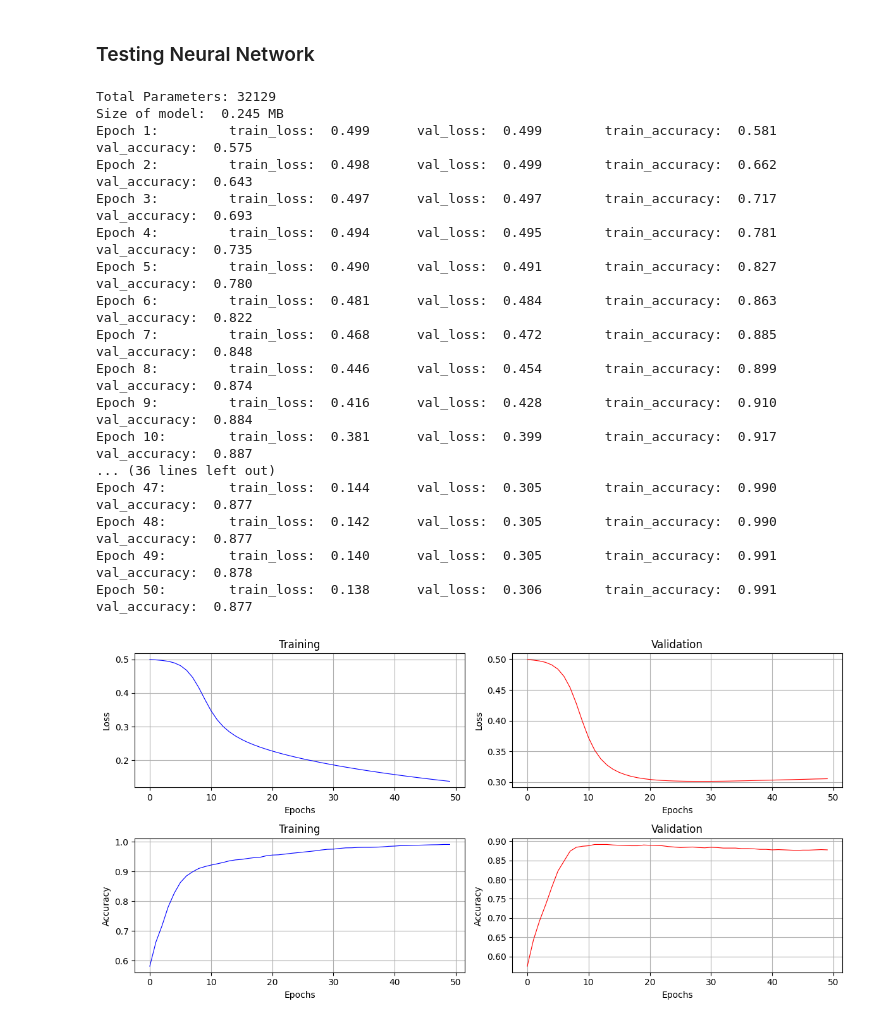
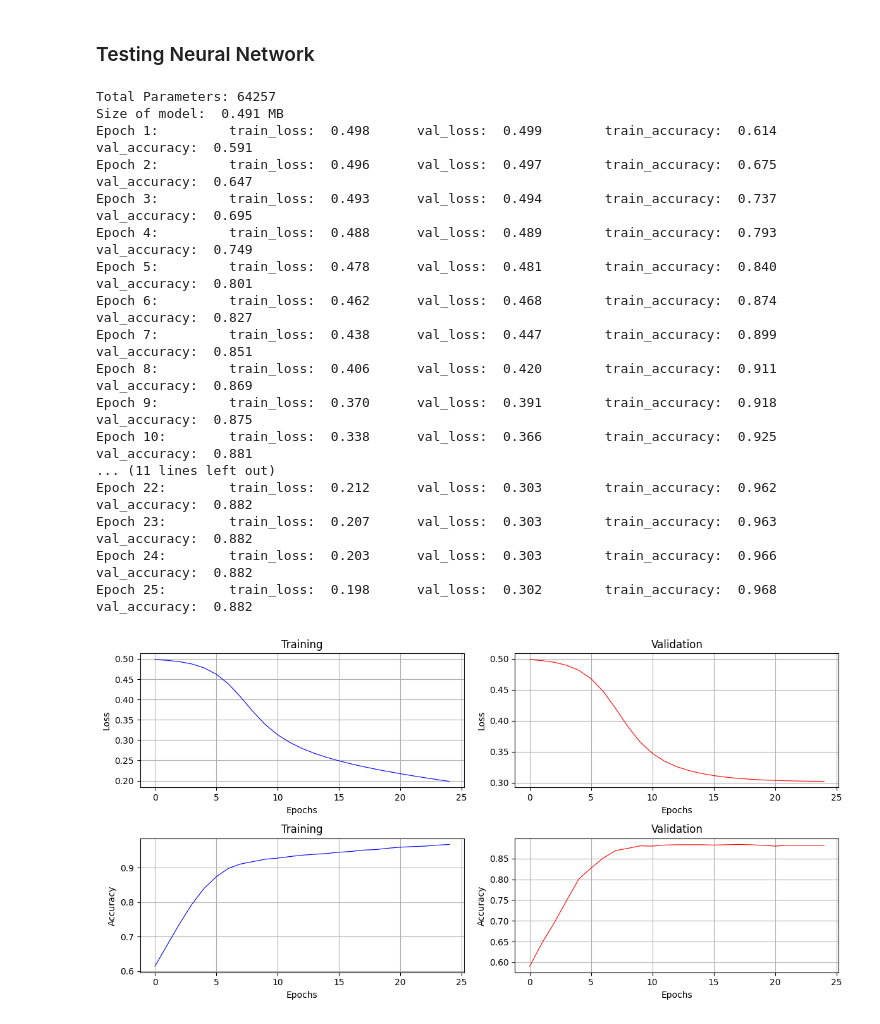
Before and after one commit to Sayan-001/NN-Implementation, a Jupyter notebook: main_runner.ipynb, the cells around one changed output. Cells and saved outputs as stored; diff of their text form; code cells hidden in the pictures.

```diff
--- a/main_runner.ipynb
+++ b/main_runner.ipynb
@@ -71,25 +71,25 @@ X_train, X_test, y_train, y_test = train_test_split(X, y, test_size=0.3)
 # %%
 from models.Neural_Network import Single_Layer_NN
 
-model = Single_Layer_NN(no_of_features=X.shape[1], neurons=64, hidden_layer_activation="relu", output_layer_activation="sigmoid")
-history = model.train(X_train, y_train, X_test, y_test, epochs=50, lr=0.001, log=True)
+model = Single_Layer_NN(no_of_features=X.shape[1], neurons=128, hidden_layer_activation="relu", output_layer_activation="sigmoid")
+history = model.train(X_train, y_train, X_test, y_test, epochs=25, lr=0.001, log=True)
 model.plot(history)
 # %% [output]
-Total Parameters: 32129
-Size of model:  0.245 MB
-Epoch 1:         train_loss:  0.499      val_loss:  0.499        train_accuracy:  0.581          val_accuracy:  0.575
-Epoch 2:         train_loss:  0.498      val_loss:  0.499        train_accuracy:  0.662          val_accuracy:  0.643
-Epoch 3:         train_loss:  0.497      val_loss:  0.497        train_accuracy:  0.717          val_accuracy:  0.693
-Epoch 4:         train_loss:  0.494      val_loss:  0.495        train_accuracy:  0.781          val_accuracy:  0.735
-Epoch 5:         train_loss:  0.490      val_loss:  0.491        train_accuracy:  0.827          val_accuracy:  0.780
-Epoch 6:         train_loss:  0.481      val_loss:  0.484        train_accuracy:  0.863          val_accuracy:  0.822
-Epoch 7:         train_loss:  0.468      val_loss:  0.472        train_accuracy:  0.885          val_accuracy:  0.848
-Epoch 8:         train_loss:  0.446      val_loss:  0.454        train_accuracy:  0.899          val_accuracy:  0.874
-Epoch 9:         train_loss:  0.416      val_loss:  0.428        train_accuracy:  0.910          val_accuracy:  0.884
-Epoch 10:        train_loss:  0.381      val_loss:  0.399        train_accuracy:  0.917          val_accuracy:  0.887
-... (36 lines left out)
-Epoch 47:        train_loss:  0.144      val_loss:  0.305        train_accuracy:  0.990          val_accuracy:  0.877
-Epoch 48:        train_loss:  0.142      val_loss:  0.305        train_accuracy:  0.990          val_accuracy:  0.877
-Epoch 49:        train_loss:  0.140      val_loss:  0.305        train_accuracy:  0.991          val_accuracy:  0.878
-Epoch 50:        train_loss:  0.138      val_loss:  0.306        train_accuracy:  0.991          val_accuracy:  0.877
+Total Parameters: 64257
+Size of model:  0.491 MB
+Epoch 1:         train_loss:  0.498      val_loss:  0.499        train_accuracy:  0.614          val_accuracy:  0.591
+Epoch 2:         train_loss:  0.496      val_loss:  0.497        train_accuracy:  0.675          val_accuracy:  0.647
+Epoch 3:         train_loss:  0.493      val_loss:  0.494        train_accuracy:  0.737          val_accuracy:  0.695
+Epoch 4:         train_loss:  0.488      val_loss:  0.489        train_accuracy:  0.793          val_accuracy:  0.749
+Epoch 5:         train_loss:  0.478      val_loss:  0.481        train_accuracy:  0.840          val_accuracy:  0.801
+Epoch 6:         train_loss:  0.462      val_loss:  0.468        train_accuracy:  0.874          val_accuracy:  0.827
+Epoch 7:         train_loss:  0.438      val_loss:  0.447        train_accuracy:  0.899          val_accuracy:  0.851
+Epoch 8:         train_loss:  0.406      val_loss:  0.420        train_accuracy:  0.911          val_accuracy:  0.869
+Epoch 9:         train_loss:  0.370      val_loss:  0.391        train_accuracy:  0.918          val_accuracy:  0.875
+Epoch 10:        train_loss:  0.338      val_loss:  0.366        train_accuracy:  0.925          val_accuracy:  0.881
+... (11 lines left out)
+Epoch 22:        train_loss:  0.212      val_loss:  0.303        train_accuracy:  0.962          val_accuracy:  0.882
+Epoch 23:        train_loss:  0.207      val_loss:  0.303        train_accuracy:  0.963          val_accuracy:  0.882
+Epoch 24:        train_loss:  0.203      val_loss:  0.303        train_accuracy:  0.966          val_accuracy:  0.882
+Epoch 25:        train_loss:  0.198      val_loss:  0.302        train_accuracy:  0.968          val_accuracy:  0.882
-[figure, old version]
+[figure, new version]
```
Also changed, not shown: 1 other file.
